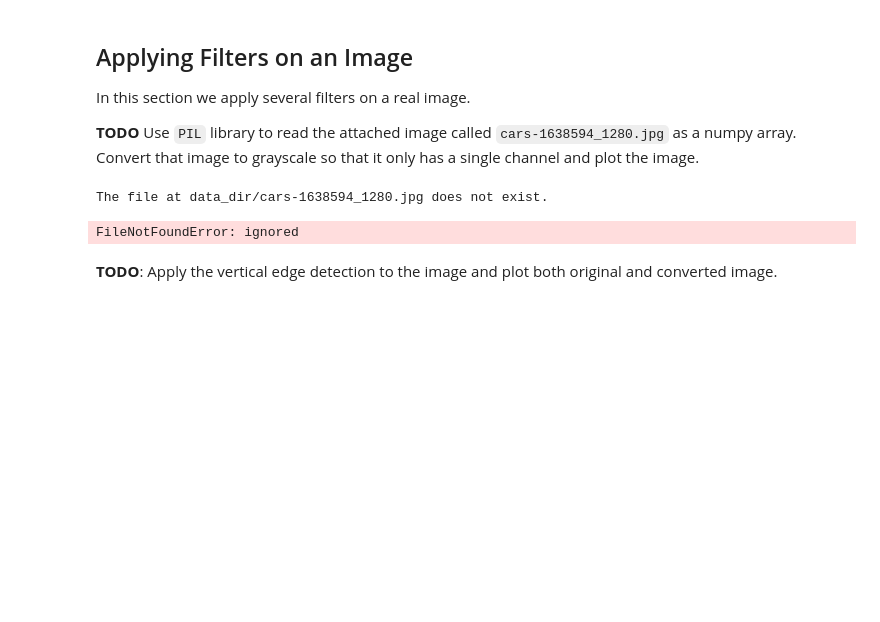
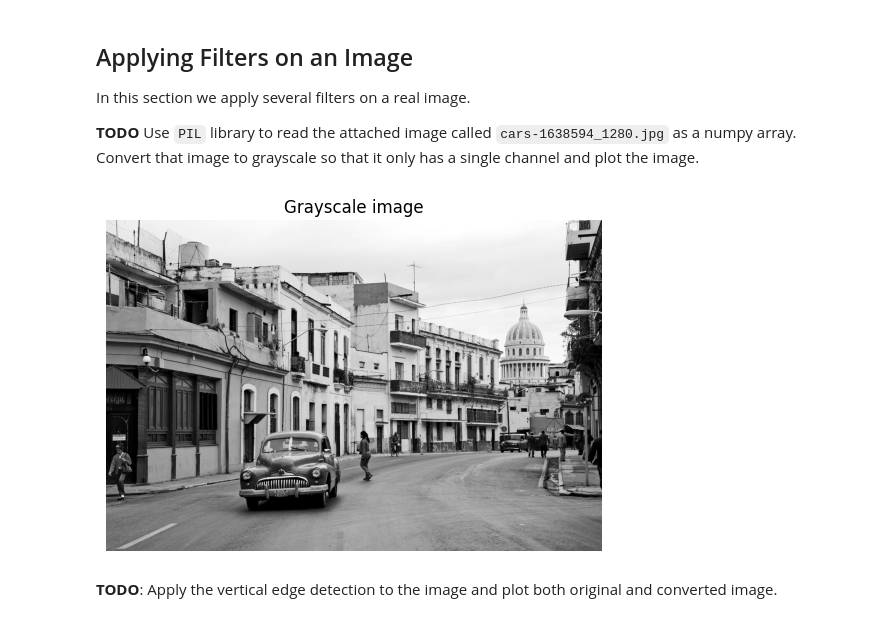
Before and after one commit to HARINI-RadheyKrishna/Machine_Learning, a Jupyter notebook: EE599_ML_Systems_HW2.ipynb, the cells around one changed output. Cells and saved outputs as stored; diff of their text form; code cells hidden in the pictures; blank space fills up the shorter version.

```diff
--- a/EE599_ML_Systems_HW2.ipynb
+++ b/EE599_ML_Systems_HW2.ipynb
@@ -351,36 +351,24 @@ In this section we apply several filters on a real image.
 
 **TODO**
 Use `PIL` library to read the attached image called `cars-1638594_1280.jpg` as a numpy array. Convert that image to grayscale so that it only has a single channel and plot the image.
-# %%
-from PIL import Image
-
-# Specify the file path
-file_path = 'data_dir/cars-1638594_1280.jpg'
-
-# Check if the file exists
-if os.path.isfile(file_path):
-    print(f'The file at {file_path} exists.')
-else:
-    print(f'The file at {file_path} does not exist.')
-# %% [output]
-The file at data_dir/cars-1638594_1280.jpg does not exist.
 # %%
 from PIL import Image
+import numpy as np
 
 image_path = os.path.join(figures_dir, 'cars-1638594_1280.jpg')
 image = Image.open(image_path)
 
 #Applying the graycscale to the image
 gray_image = image.convert('L')
 
-image_np = np.array(image) #converting the image from a PIL format to a numpy array format
+image_np = np.array(gray_image) #converting the image from a PIL format to a numpy array format
 
 plt.imshow(image_np, cmap='gray')
 plt.axis('off')
 plt.title('Grayscale image')
 plt.show()
 # %% [output]
-FileNotFoundError: ignored
+[figure, added]
 # %% [markdown]
 **TODO**:
 Apply the vertical edge detection to the image and plot both original and converted image.
```
Also changed, not shown: parts of 9 cells of this notebook.
